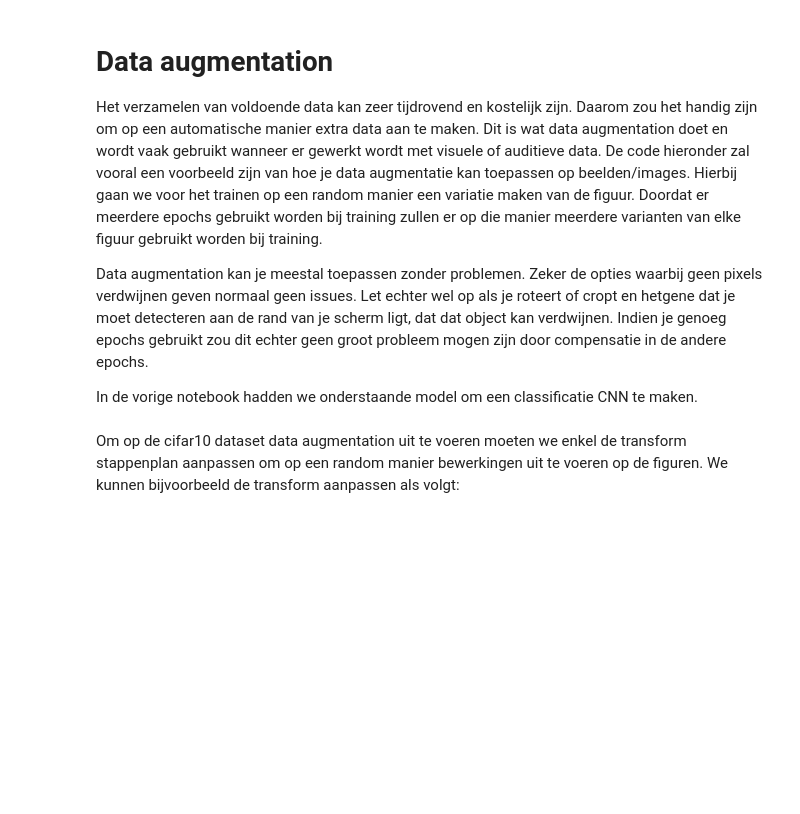
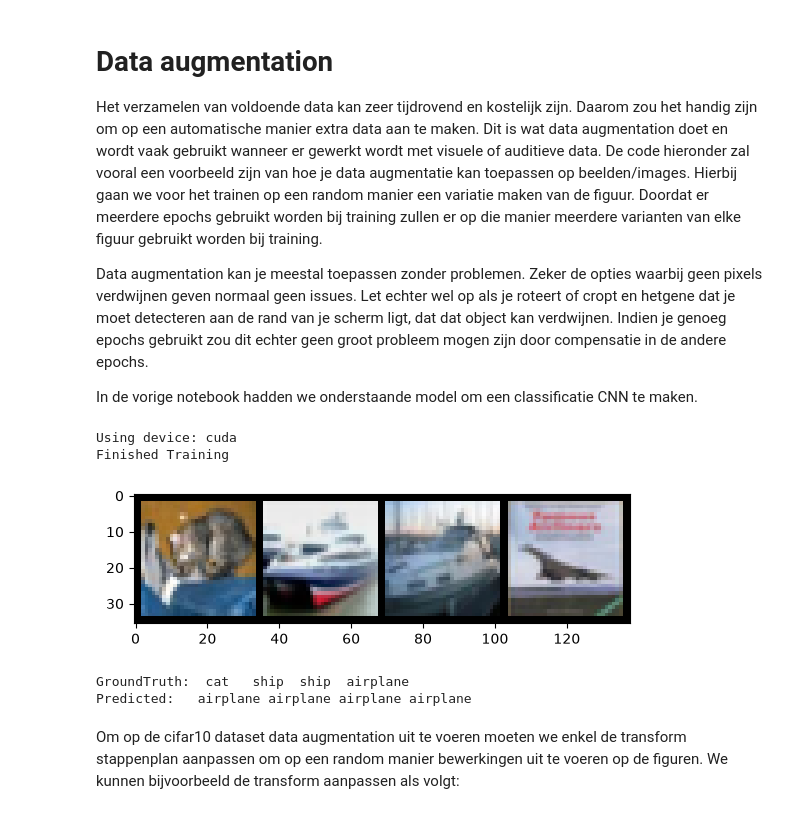
Before and after one commit to OdiseeMachineLearning2627/Leerstof-groep-2, a Jupyter notebook: Week_03/03_DataAugmentation.ipynb, the cells around one changed output. Cells and saved outputs as stored; diff of their text form; code cells hidden in the pictures; blank space fills up the shorter version.

```diff
--- a/Week_03/03_DataAugmentation.ipynb
+++ b/Week_03/03_DataAugmentation.ipynb
@@ -59,7 +59,7 @@ criterion = nn.CrossEntropyLoss()
 optimizer = optim.SGD(model.parameters(), lr=0.001, momentum=0.9)
 
 # Train the model
-for epoch in range(2):  # Number of epochs
+for epoch in range(0):  # Number of epochs
     running_loss = 0.0
     for i, data in enumerate(trainloader, 0):
         inputs, labels = data
@@ -69,33 +69,39 @@ for epoch in range(2):  # Number of epochs
         loss = criterion(outputs, labels)
         loss.backward()
         optimizer.step()
 
         running_loss += loss.item()
         if i % 2000 == 1999:  # Print every 2000 batches
             print(f'[Epoch {epoch + 1}, Batch {i + 1}] loss: {running_loss / 2000:.3f}')
             running_loss = 0.0
 
 print('Finished Training')
 
 # Evaluate the model
 dataiter = iter(testloader)
 images, labels = next(dataiter)
 images, labels = images.to(device), labels.to(device)
 
 # Make predictions
 outputs = model(images)
 _, predicted = torch.max(outputs, 1)
 
 # Print the image, true labels, and predicted labels
 def imshow(img):
     img = img.permute(1, 2, 0).numpy()  # Convert back to HxWxC
     plt.imshow(img)
     plt.show()
 
 # Print images
 imshow(torchvision.utils.make_grid(images.cpu()))
 print('GroundTruth: ', ' '.join(f'{trainset.classes[labels[j]]:5s}' for j in range(4)))
 print('Predicted:  ', ' '.join(f'{trainset.classes[predicted[j]]:5s}' for j in range(4)))
+# %% [output]
+Using device: cuda
+Finished Training
+[figure, added]
+GroundTruth:  cat   ship  ship  airplane
+Predicted:   airplane airplane airplane airplane
 # %% [markdown]
 Om op de cifar10 dataset data augmentation uit te voeren moeten we enkel de transform stappenplan aanpassen om op een random manier bewerkingen uit te voeren op de figuren.
 We kunnen bijvoorbeeld de transform aanpassen als volgt:
```
Also changed, not shown: parts of 1 cell of this notebook, 1 other file.
